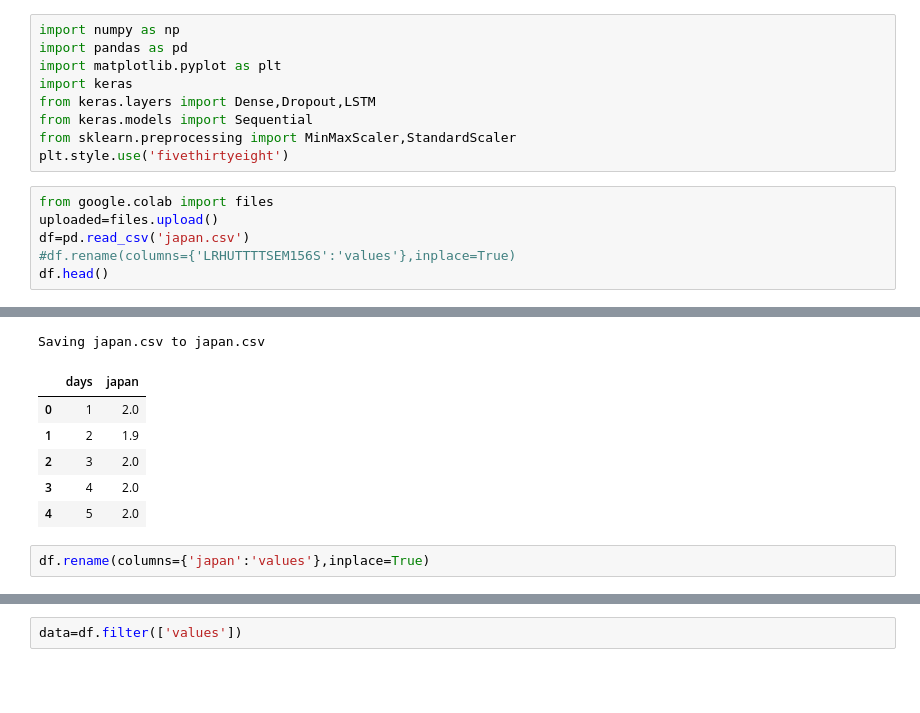
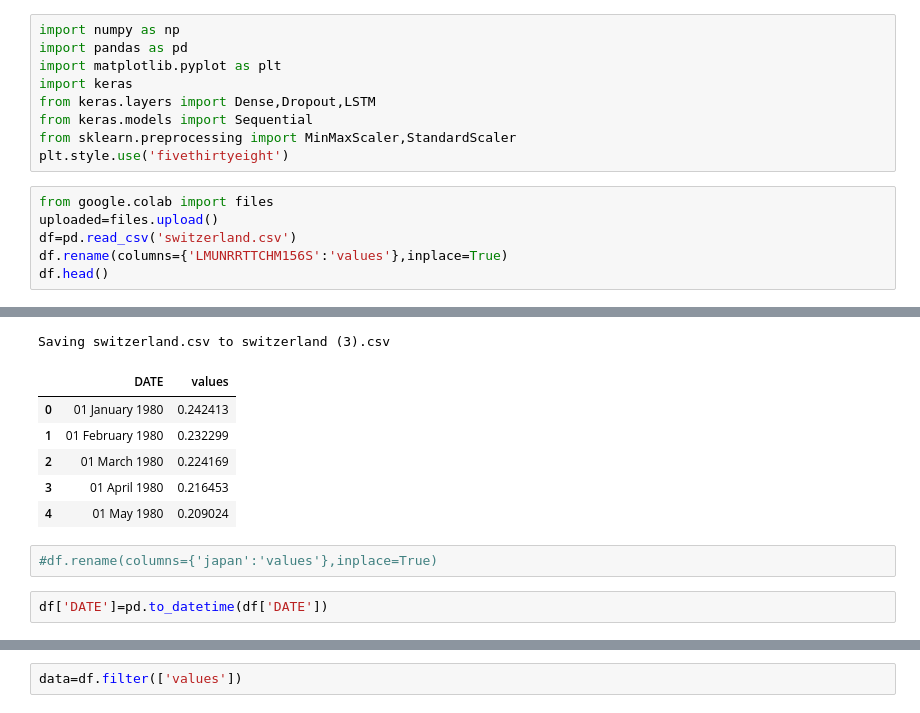
Before and after one commit to souvik25162/ArimaAnnHybrid, a Jupyter notebook: ARIMA_LSTM japan.ipynb, the cells around one changed output, grey strips where cells are left out. Saved outputs shown, nothing was run; the diff lists cells and outputs as text; blank space fills up the shorter version.

```diff
--- a/ARIMA_LSTM japan.ipynb
+++ b/ARIMA_LSTM japan.ipynb
@@ -16,17 +16,19 @@ plt.style.use('fivethirtyeight')
 # %%
 from google.colab import files
 uploaded=files.upload()
-df=pd.read_csv('japan.csv')
-#df.rename(columns={'LRHUTTTTSEM156S':'values'},inplace=True)
+df=pd.read_csv('switzerland.csv')
+df.rename(columns={'LMUNRRTTCHM156S':'values'},inplace=True)
 df.head()
 # %% [output]
 [interactive output not drawn]
-Saving japan.csv to japan.csv
+Saving switzerland.csv to switzerland (3).csv
-|  | days | japan |
-| 0 | 1 | 2.0 |
-| 1 | 2 | 1.9 |
-| 2 | 3 | 2.0 |
-| 3 | 4 | 2.0 |
-| 4 | 5 | 2.0 |
+|  | DATE | values |
+| 0 | 01 January 1980 | 0.242413 |
+| 1 | 01 February 1980 | 0.232299 |
+| 2 | 01 March 1980 | 0.224169 |
+| 3 | 01 April 1980 | 0.216453 |
+| 4 | 01 May 1980 | 0.209024 |
 # %%
-df.rename(columns={'japan':'values'},inplace=True)
+#df.rename(columns={'japan':'values'},inplace=True)
+# %%
+df['DATE']=pd.to_datetime(df['DATE'])
```
Also changed, not shown: parts of 13 cells of this notebook.
